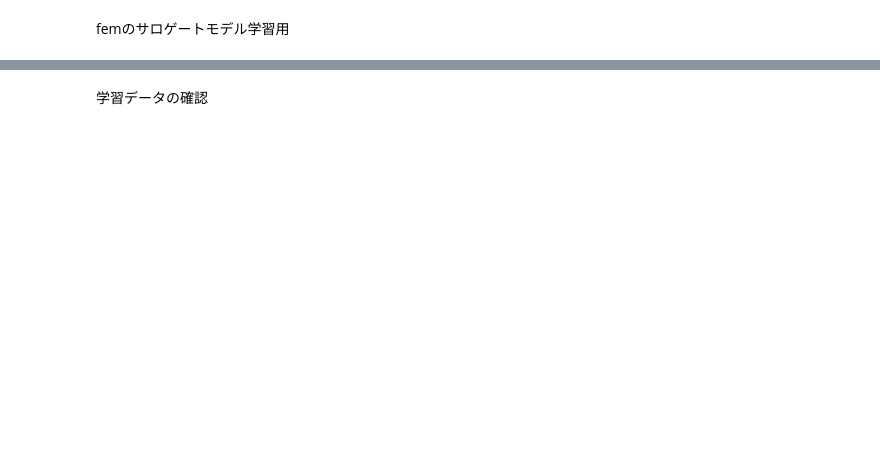
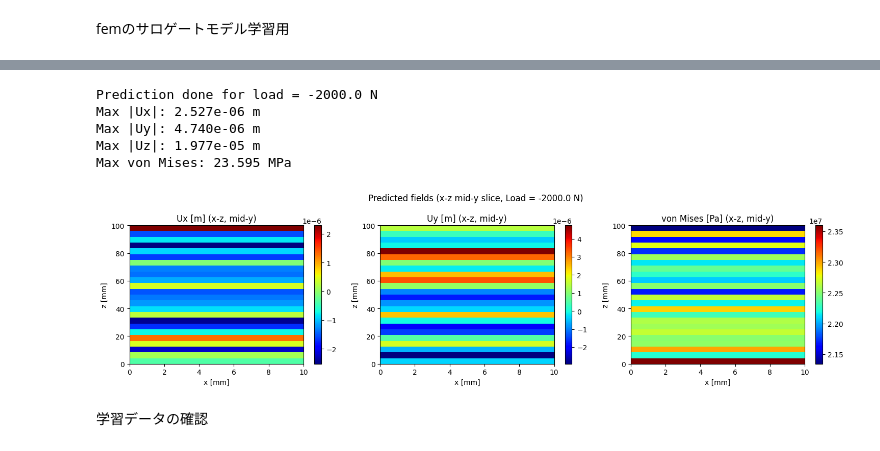
Before and after one commit to WOCae/R211, a Jupyter notebook: R211.ipynb, the cells around one changed output, grey strips where cells are left out. Drawn from its saved outputs; the diff is of its cells as text; code cells hidden in the pictures; blank space fills up the shorter version.

```diff
--- a/R211.ipynb
+++ b/R211.ipynb
@@ -168,3 +211,6 @@ def load_case(vtu_path):
     mises = mesh.point_data["von Mises Stress"].astype(np.float32)
 
     return pts, disp, mises
+# %%
+pts, disp, mises = load_case(vtu_files[0])
+print(disp[:5]) # 最初の5点。ここがすべてプラスなら、読み込み元データが既に絶対値です。
@@ -471,7 +578,7 @@ fix_mask  = np.zeros_like(geo_mask, dtype=np.float32); fix_mask[:, :, 0]  = 1.0
 load_mask = np.zeros_like(geo_mask, dtype=np.float32); load_mask[:, :, -1] = 1.0  # z=最大に荷重
 
 # 3. 任意荷重値（N）を指定し、符号と絶対値を分離する ★変更点★
-any_load_N = -12000.0  # ← マイナスの値を指定しても大丈夫になります
+any_load_N = -2000.0  # ← マイナスの値を指定しても大丈夫になります
 
 # 荷重の「符号」と「大きさ（絶対値）」を分離
 load_sign = np.sign(any_load_N)       # プラスなら1.0, マイナスなら-1.0
@@ -518,33 +625,40 @@ y_mid = ny // 2  # 梁高さ方向の中央スライス
 x_min, x_max = Config.x_range
 z_min, z_max = Config.z_range
 
 ux_xz = ux_pred[:, y_mid, :]
 uy_xz = uy_pred[:, y_mid, :]
 mises_xz = mises_pred[:, y_mid, :]
 
 fig, axes = plt.subplots(1, 3, figsize=(15, 4))
 fig.suptitle(f"Predicted fields (x-z mid-y slice, Load = {any_load_N} N)")
 
 im0 = axes[0].imshow(ux_xz.T, origin='lower', cmap='jet', extent=[x_min, x_max, z_min, z_max], aspect='auto')
 axes[0].set_title('Ux [m] (x-z, mid-y)')
 axes[0].set_xlabel('x [mm]')
 axes[0].set_ylabel('z [mm]')
 plt.colorbar(im0, ax=axes[0])
 
 im1 = axes[1].imshow(uy_xz.T, origin='lower', cmap='jet', extent=[x_min, x_max, z_min, z_max], aspect='auto')
 axes[1].set_title('Uy [m] (x-z, mid-y)')
 axes[1].set_xlabel('x [mm]')
 axes[1].set_ylabel('z [mm]')
 plt.colorbar(im1, ax=axes[1])
 
 im2 = axes[2].imshow(mises_xz.T, origin='lower', cmap='jet', extent=[x_min, x_max, z_min, z_max], aspect='auto')
 axes[2].set_title('von Mises [Pa] (x-z, mid-y)')
 axes[2].set_xlabel('x [mm]')
 axes[2].set_ylabel('z [mm]')
 plt.colorbar(im2, ax=axes[2])
 
 plt.tight_layout()
 plt.show()
+# %% [output]
+Prediction done for load = -2000.0 N
+Max |Ux|: 2.527e-06 m
+Max |Uy|: 4.740e-06 m
+Max |Uz|: 1.977e-05 m
+Max von Mises: 23.595 MPa
+[figure, added]
 # %% [markdown]
 学習データの確認
 # %%
```
Also changed, not shown: parts of 10 cells of this notebook.
